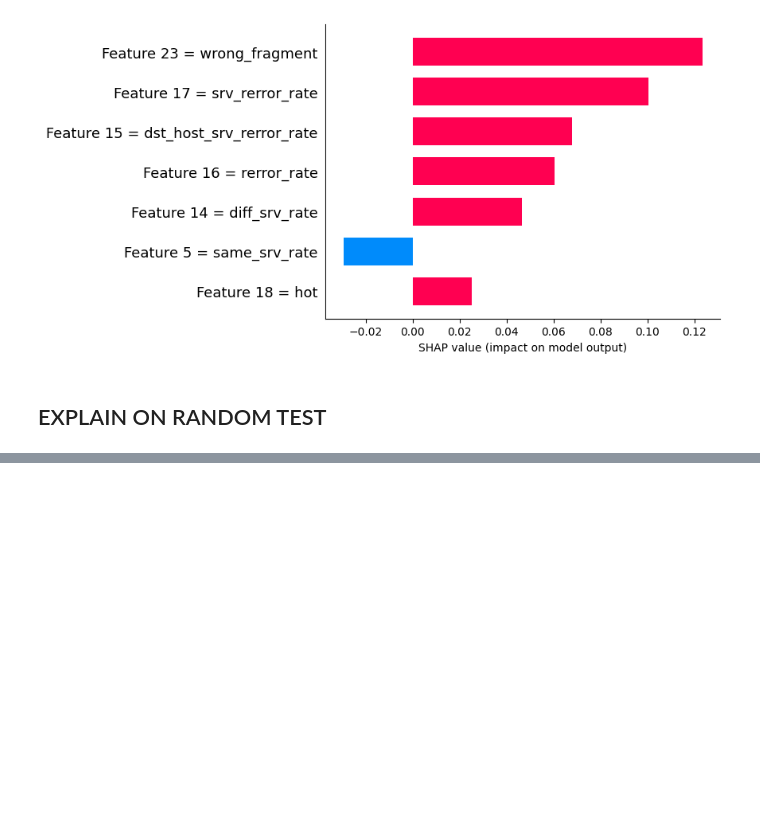
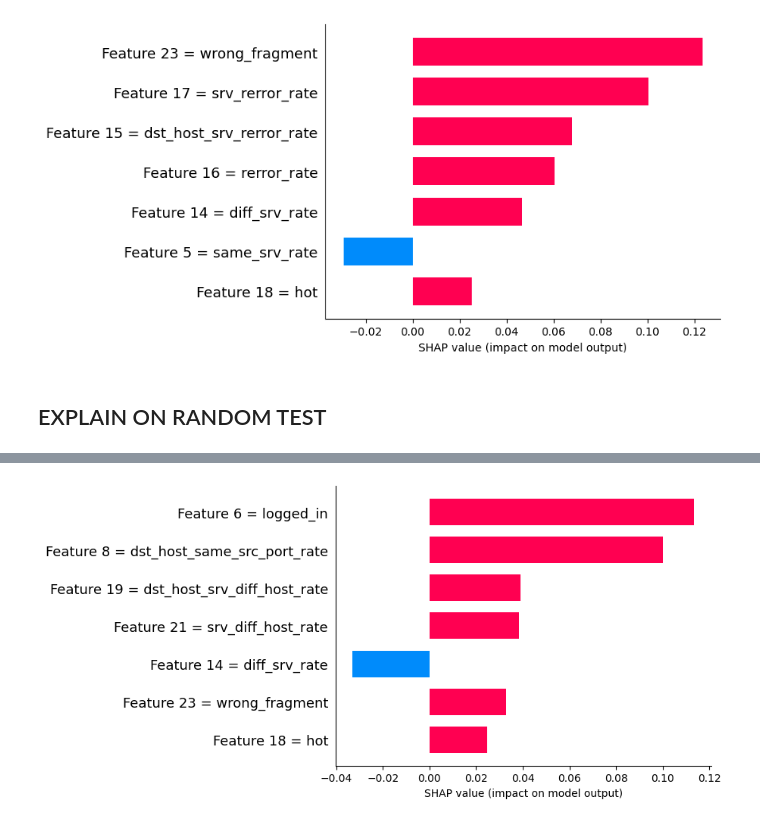
Before and after one commit to zauzooz/DNN_SHAP_AE, a Jupyter notebook: NSL-KDD-defense.ipynb, the cells around one changed output, grey strips where cells are left out. Drawn from its saved outputs; the diff is of its cells as text; code cells hidden in the pictures; blank space fills up the shorter version.

```diff
--- a/NSL-KDD-defense.ipynb
+++ b/NSL-KDD-defense.ipynb
@@ -325,0 +371,3 @@ print(f"Number sub samples of defense test: {len(defs_x)}")
+# %%
+nor_ins_2 = np.random.choice(np.where(np.argmax(ae_detector_cnn.predict(rand_x.reshape((rand_x.shape[0],rand_x.shape[1],1))), axis=1)==0)[0])
+atk_ins_2 = np.random.choice(np.where(np.argmax(ae_detector_cnn.predict(rand_x.reshape((rand_x.shape[0],rand_x.shape[1],1))), axis=1)==1)[0])
@@ -325,0 +377,4 @@ print(f"Number sub samples of defense test: {len(defs_x)}")
+# %%
+shap.bar_plot(_shap_defs[0][nor_ins_2], selected_features)
+# %% [output]
+[figure, added]
```
Also changed, not shown: parts of 12 cells of this notebook.
